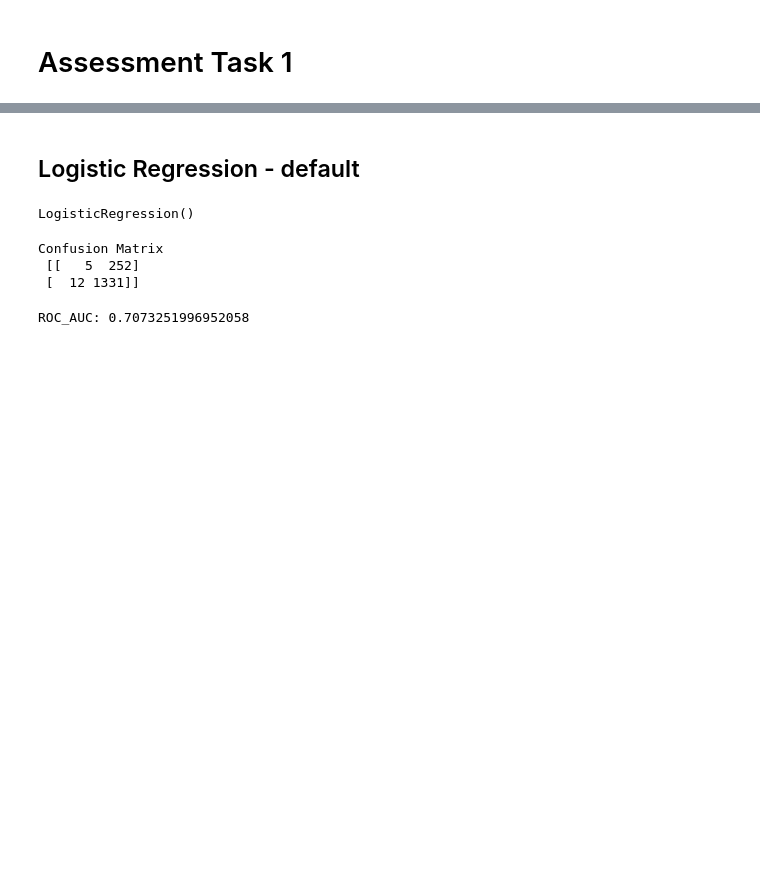
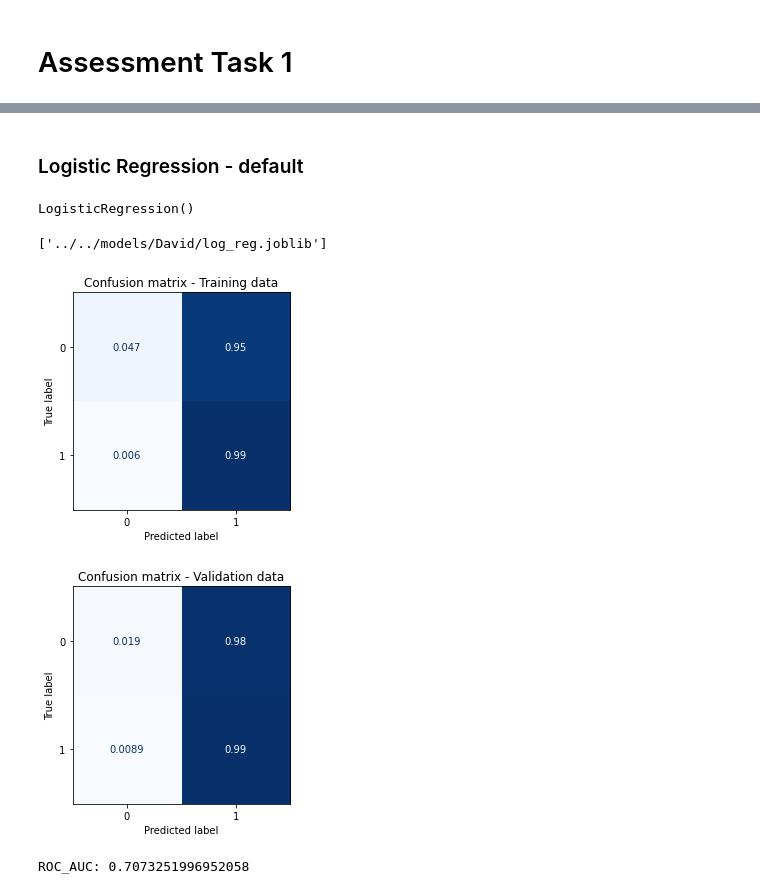
Before and after one commit to chrimaho/MDSI_ADSI_FEB21_AT1, a Jupyter notebook: notebooks/David/adsi_at1_parta.ipynb, the cells around one changed output, grey strips where cells are left out. Cells and saved outputs as stored; diff of their text form; code cells hidden in the pictures; blank space fills up the shorter version.

```diff
--- a/notebooks/David/adsi_at1_parta.ipynb
+++ b/notebooks/David/adsi_at1_parta.ipynb
@@ -45,0 +243,6 @@ X_train, X_val, y_train, y_val = train_test_split(features, target, test_size=0.
+# %%
+from sklearn.svm import SVC
+
+linear_svc = SVC(kernel = 'linear', probability=True)
+
+linear_svc.fit(X_train, y_train)
@@ -45,0 +281,5 @@ X_train, X_val, y_train, y_val = train_test_split(features, target, test_size=0.
+# %%
+# Create and fit classifier
+from sklearn.neighbors import KNeighborsClassifier
+neigh = KNeighborsClassifier(n_neighbors=3)
+neigh.fit(X_train, y_train)
@@ -46,5 +314,5 @@ X_train, X_val, y_train, y_val = train_test_split(features, target, test_size=0.
 # %% [markdown]
-## Logistic Regression - default
+### Logistic Regression - default
 # %%
 # Create and fit classifier
 from sklearn.linear_model import LogisticRegression
@@ -54,19 +322,33 @@ log_reg.fit(X_train, y_train)
 LogisticRegression()
 # %%
 # Save fitted model into model folder
-dump(reg,  '../models/David/log_reg.joblib')
+dump(log_reg,  '../../models/David/log_reg.joblib')
+# %% [output]
+['../../models/David/log_reg.joblib']
 # %%
 # Model predictions on training and validation data
 y_train_pred = log_reg.predict(X_train)
 y_val_pred = log_reg.predict(X_val)
-# %%
-# Print confusion matrix to evaluate classification accuracy
-cm_val = confusion_matrix(y_val, y_val_pred)
-print("Confusion Matrix \n", cm_val)
-# %% [output]
-Confusion Matrix
- [[   5  252]
- [  12 1331]]
+# %%
+# Print confusion matrix to evaluate classification accuracy
+from sklearn.metrics import plot_confusion_matrix
+
+plot_confusion_matrix(log_reg, X_train, y_train,
+                      cmap=plt.cm.Blues,
+                     colorbar=False,
+                     normalize='true')
+plt.title("Confusion matrix - Training data")
+plt.show()
+
+plot_confusion_matrix(log_reg, X_val, y_val,
+                      cmap=plt.cm.Blues,
+                     colorbar=False,
+                     normalize='true')
+plt.title("Confusion matrix - Validation data")
+plt.show()
+# %% [output]
+[figure, added]
+[figure, added]
 # %%
 # Calculate and plot ROC_AUC
 y_score = log_reg.predict_proba(X_val)[:,1]
```
Also changed, not shown: parts of 68 cells of this notebook, 13 other files.
